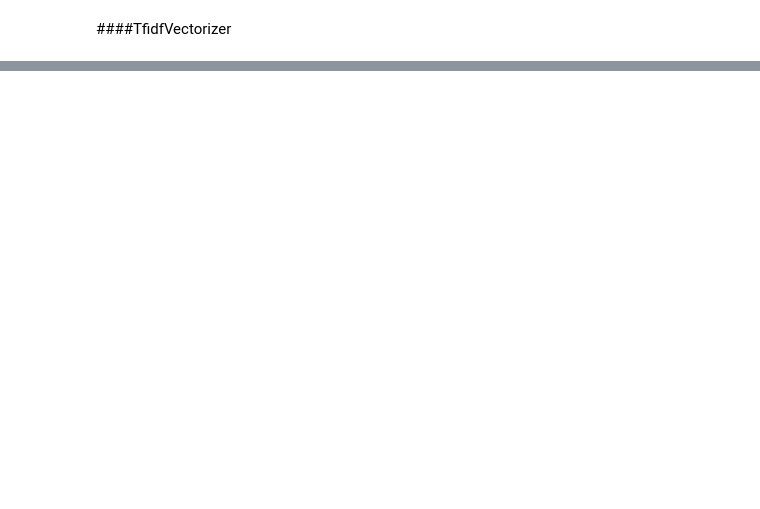
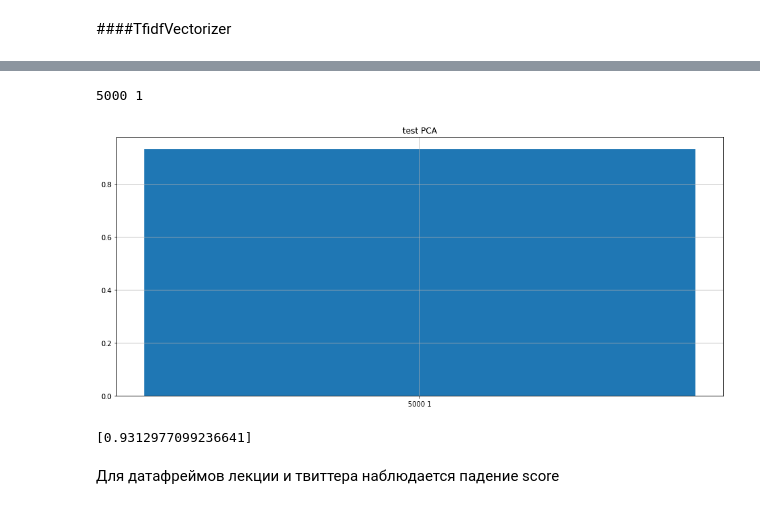
Before and after one commit to djo1006/Introduction-to-Natural-Language-Processing, a Jupyter notebook: hw_les_2/hw_les_2.ipynb, the cells around one changed output, grey strips where cells are left out. Cells and saved outputs as stored; diff of their text form; code cells hidden in the pictures; blank space fills up the shorter version.

```diff
--- a/hw_les_2/hw_les_2.ipynb
+++ b/hw_les_2/hw_les_2.ipynb
@@ -394,0 +352,11 @@ Please also refer to the documentation for alternative solver options:
+# %%
+params_dict = {'param_max_features': [5000],
+               'param_max_df': [1]}
+params = pd.DataFrame(data=params_dict)
+test_params(params, 'test PCA', True, True)
+# %% [output]
+5000 1
+[figure, added]
+[0.9312977099236641]
+# %% [markdown]
+Для датафреймов лекции и твиттера наблюдается падение score
```
Also changed, not shown: parts of 16 cells of this notebook.
